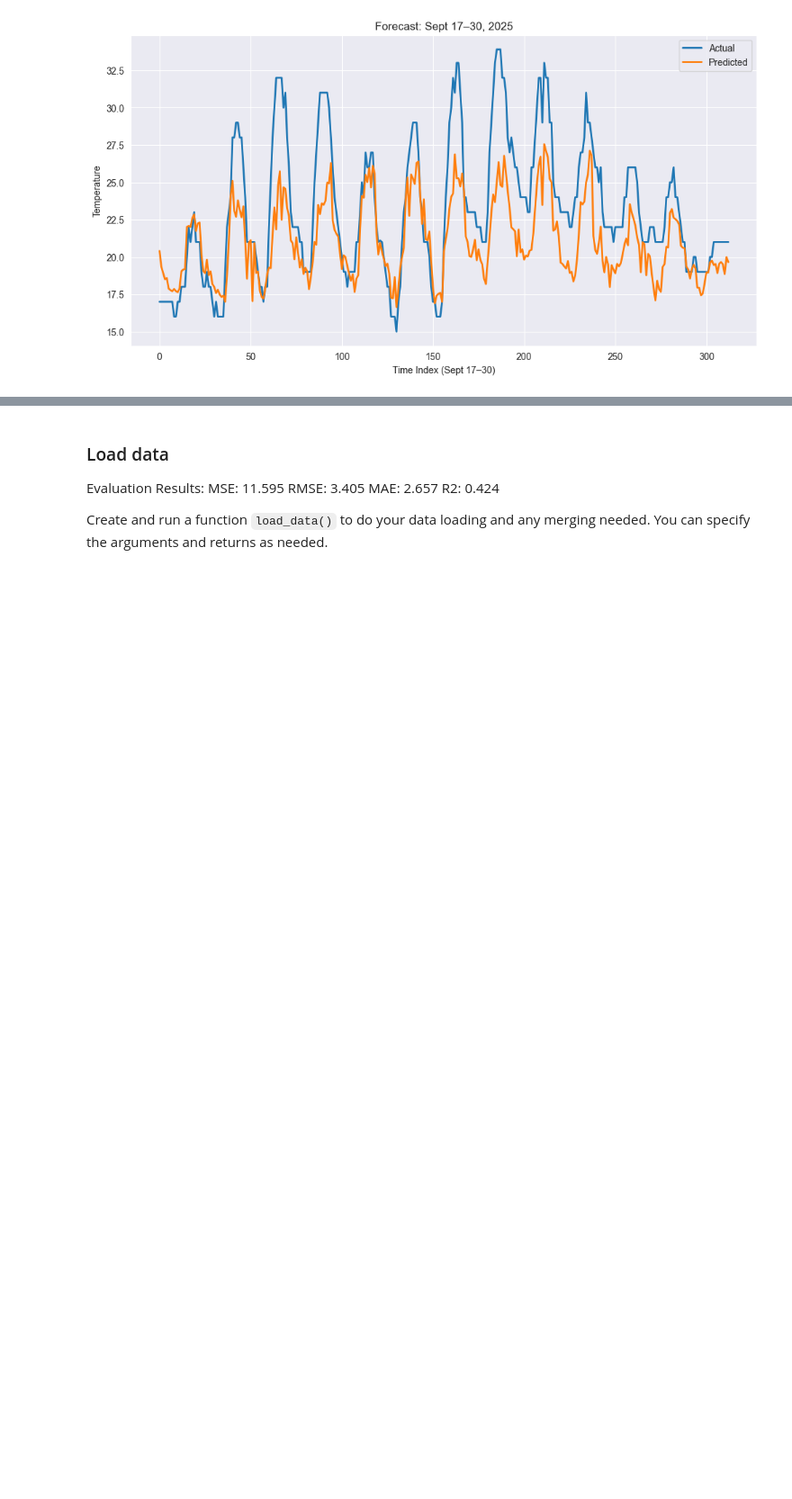
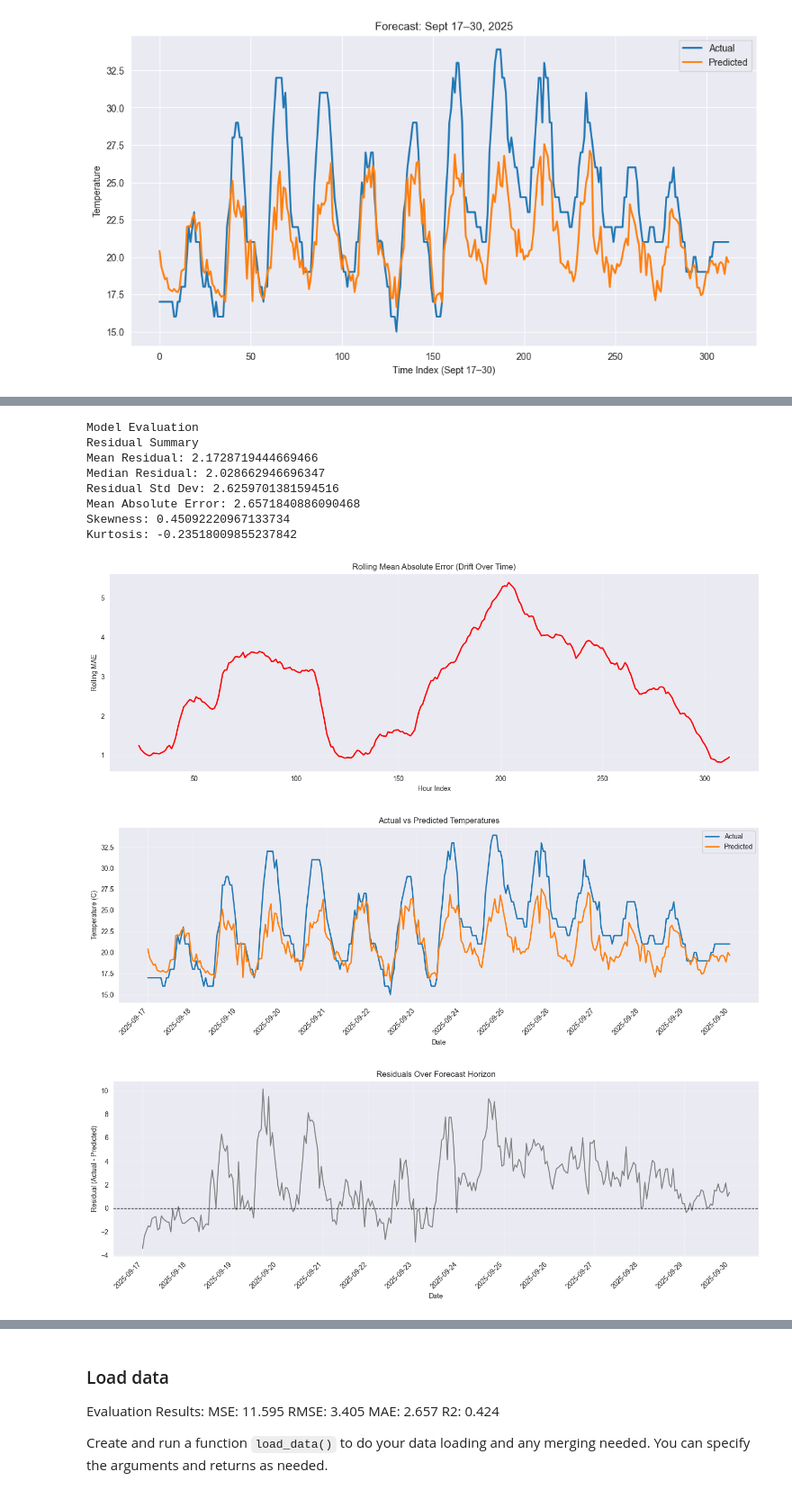
Before and after one commit to DominicTanzillo/520weather, a Jupyter notebook: weather.ipynb, the cells around one changed output, grey strips where cells are left out. Shown at 90% size. Cells and saved outputs as stored; diff of their text form; code cells hidden in the pictures; blank space fills up the shorter version.

Commit message:
🚧 Final Edits on My Part, ReadMe started

```diff
--- a/weather.ipynb
+++ b/weather.ipynb
@@ -140,0 +160,29 @@ Evaluation Results:
+# %%
+import pandas as pd
+import importlib
+import src.residuals
+importlib.reload(src.residuals)
+from src.residuals import model_eval, graph_making
+
+df = pd.read_csv("Data_Cleaned_Final/forecast_sept2025.csv")
+
+time_index = df["datetime"] - 93886
+## This corresponds when we initially selected the data starting in 2015 but we can just start at a new 0.
+y_test = df["actual"]
+y_pred = df["predicted"]
+
+# Evaluate and plot
+residuals = model_eval(y_test, y_pred, time_index)
+graph_making(y_test, y_pred, time_index)
+# %% [output]
+Model Evaluation
+Residual Summary
+Mean Residual: 2.1728719444669466
+Median Residual: 2.028662946696347
+Residual Std Dev: 2.6259701381594516
+Mean Absolute Error: 2.6571840886090468
+Skewness: 0.45092220967133734
+Kurtosis: -0.23518009855237842
+[figure, added]
+[figure, added]
+[figure, added]
```
Also changed, not shown: parts of 4 cells of this notebook, 5 other files.
